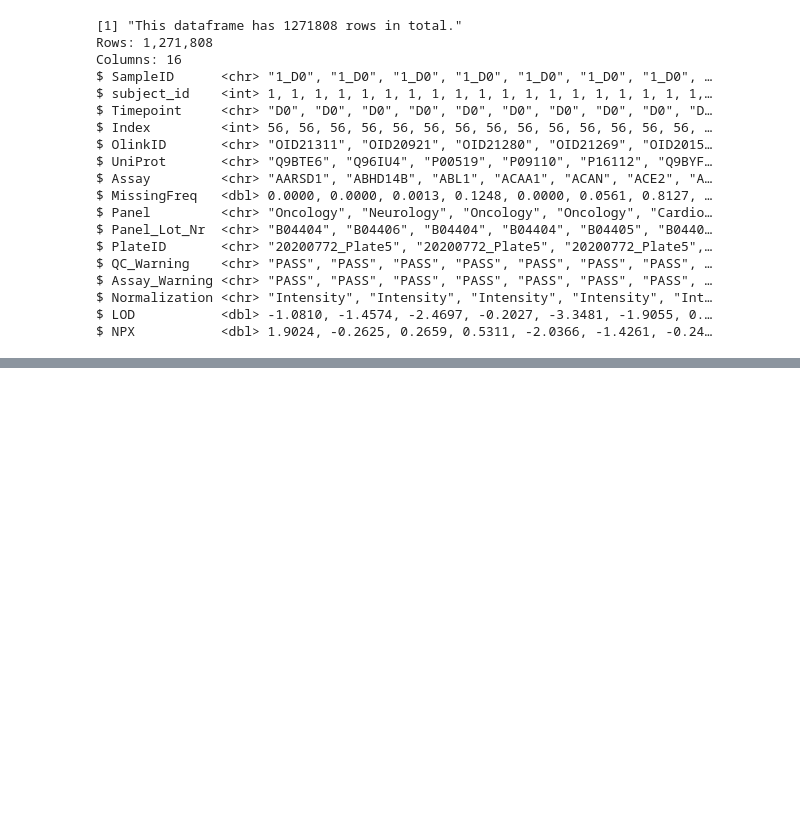
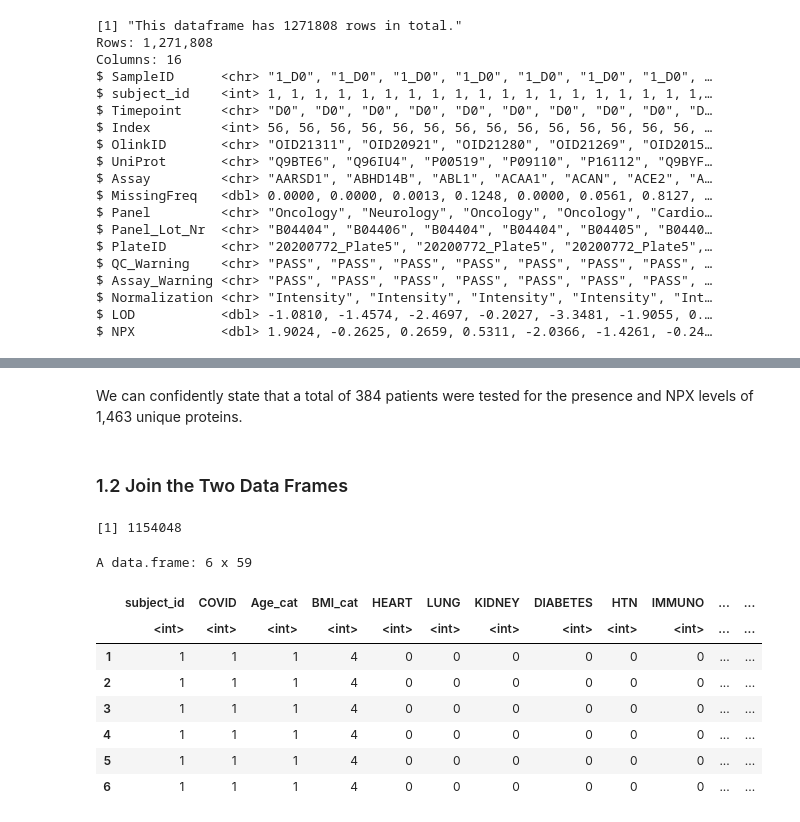
Before and after one commit to jlee2843/covid-analysis, a Jupyter notebook: book/_build/jupyter_execute/notes/analysis.ipynb, the cells around one changed output, grey strips where cells are left out. Cells and saved outputs as stored; diff of their text form; code cells hidden in the pictures; blank space fills up the shorter version.

```diff
--- a/book/_build/jupyter_execute/notes/analysis.ipynb
+++ b/book/_build/jupyter_execute/notes/analysis.ipynb
@@ -97,0 +134,19 @@ $ NPX           <dbl> 1.9024, -0.2625, 0.2659, 0.5311, -2.0366, -1.4261, -0.24
+# %% [markdown]
+We can confidently state that a total of 384 patients were tested for the presence and NPX levels of 1,463 unique proteins.
+# %% [markdown]
+### 1.2 Join the Two Data Frames
+# %%
+join_df <- inner_join(patient_df, protein_df, by="subject_id")
+nrow(join_df)
+head(join_df)
+# %% [output]
+[1] 1154048
+A data.frame: 6 x 59
+|  | subject_id | COVID | Age_cat | BMI_cat | HEART | LUNG | KIDNEY | DIABETES | HTN | IMMUNO | ... | ... |
+|  | <int> | <int> | <int> | <int> | <int> | <int> | <int> | <int> | <int> | <int> | ... | ... |
+| 1 | 1 | 1 | 1 | 4 | 0 | 0 | 0 | 0 | 0 | 0 | ... | ... |
+| 2 | 1 | 1 | 1 | 4 | 0 | 0 | 0 | 0 | 0 | 0 | ... | ... |
+| 3 | 1 | 1 | 1 | 4 | 0 | 0 | 0 | 0 | 0 | 0 | ... | ... |
+| 4 | 1 | 1 | 1 | 4 | 0 | 0 | 0 | 0 | 0 | 0 | ... | ... |
+| 5 | 1 | 1 | 1 | 4 | 0 | 0 | 0 | 0 | 0 | 0 | ... | ... |
+| 6 | 1 | 1 | 1 | 4 | 0 | 0 | 0 | 0 | 0 | 0 | ... | ... |
```
Also changed, not shown: parts of 11 cells of this notebook, 22 other files.
